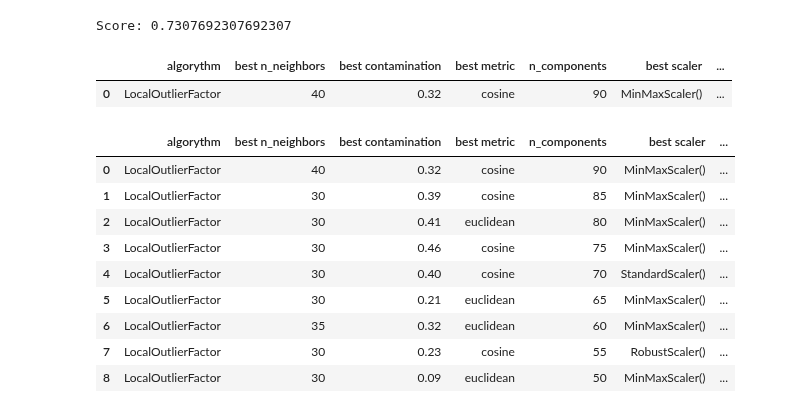
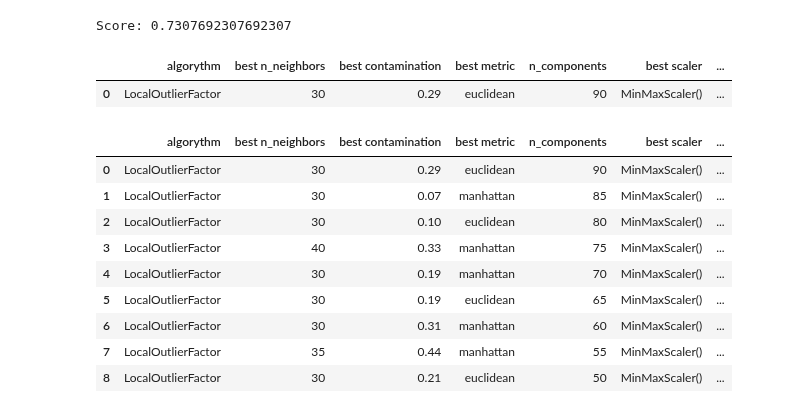
Before and after one commit to chrfum/one-class_classifier, a Jupyter notebook: run-over_classifier/neural/lof_neural.ipynb, the cells around one changed output. Saved outputs shown, nothing was run; the diff lists cells and outputs as text; code cells hidden in the pictures.

```diff
--- a/run-over_classifier/neural/lof_neural.ipynb
+++ b/run-over_classifier/neural/lof_neural.ipynb
@@ -136,7 +170,7 @@ logger = logging.getLogger()
 logger.handlers = []
 logger.addHandler(file_handler)
 # %%
-def nested_cv_extended(X, random_seed, n_outer_folds=7, n_inner_folds=5, n_components=65, mod_selection_score=accuracy_score, positive_class=0):
+def nested_cv_extended(X, random_seed, decomposition, n_outer_folds=7, n_inner_folds=5, n_components=65, mod_selection_score=accuracy_score, positive_class=0):
     n_neighborss = [30, 35, 40, 45]
     contaminations = np.linspace(0.01, 0.5, 50)
     metrics = ['euclidean', 'minkowski', 'manhattan', 'cosine']
@@ -164,8 +198,8 @@ def nested_cv_extended(X, random_seed, n_outer_folds=7, n_inner_folds=5, n_compo
         inner_cv = StratifiedKFold(n_splits=n_inner_folds, shuffle=True, random_state=random_seed)
 
         best_score = 0
+        best_encoder = None
         best_scaler = None
-        best_encoder = None
         for inner_cv_number, (trainval_idx, valid_idx) in enumerate(inner_cv.split(X_train, y_train)):
             for params in itertools.product(n_neighborss, contaminations, metrics, scalers):
                 scaler = params[3]
@@ -175,14 +209,13 @@ def nested_cv_extended(X, random_seed, n_outer_folds=7, n_inner_folds=5, n_compo
                 X_trainval_scaled = scaler.fit_transform(X_trainval)
                 X_valid_scaled = scaler.transform(X_valid)
 
-                encoder = MLPRegressor(hidden_layer_sizes=n_components, max_iter=50, random_state=random_seed, solver='sgd')
-                encoder.fit(X_train, X_train)
+                encoder = decomposition(hidden_layer_size=n_components, max_iter=50, random_state=random_seed, solver='sgd')
+                encoder.fit(X_train)
 
-                X_trainval_reduced = encoder.predict(X_trainval_scaled)
-                X_valid_reduced = encoder.predict(X_valid_scaled)
+                X_trainval_reduced = encoder.transform(X_trainval_scaled)
+                X_valid_reduced = encoder.transform(X_valid_scaled)
 
                 idxs_neg = np.where(y_trainval == 1)[0]
-
                 X_trainval_reduced = np.delete(X_trainval_reduced, idxs_neg, axis=0)
                 y_trainval = np.delete(y_trainval, idxs_neg)
 
@@ -217,8 +250,8 @@ def nested_cv_extended(X, random_seed, n_outer_folds=7, n_inner_folds=5, n_compo
         X_train_scaled = best_scaler.fit_transform(X_train)
         X_test_scaled = best_scaler.transform(X_test)
 
-        X_train_reduced = best_encoder.predict(X_train_scaled)
-        X_test_reduced = best_encoder.predict(X_test_scaled)
+        X_train_reduced = best_encoder.transform(X_train_scaled)
+        X_test_reduced = best_encoder.transform(X_test_scaled)
 
         clf = LocalOutlierFactor(n_neighbors=best_params['n_neighbors'], contamination=best_params['contamination'], metric=best_params['metric'], novelty=True)
         clf.fit(X_train_reduced)
@@ -228,8 +261,8 @@ def nested_cv_extended(X, random_seed, n_outer_folds=7, n_inner_folds=5, n_compo
 
         accuracy = accuracy_score(true_values, pred_values)
         precision = precision_score(true_values, pred_values, zero_division=0.0)
-        recall = recall_score(true_values, pred_values)
-        f1 = f1_score(true_values, pred_values)
+        recall = recall_score(true_values, pred_values, zero_division=0.0)
+        f1 = f1_score(true_values, pred_values, zero_division=0.0)
 
         if accuracy > best_overall_accuracy:
             best_overall_accuracy = accuracy
@@ -263,12 +296,12 @@ def nested_cv_extended(X, random_seed, n_outer_folds=7, n_inner_folds=5, n_compo
         'class': positive_class
     }
 # %%
-results = nested_cv_extended(X, random_seed, n_components=90, mod_selection_score=accuracy_score)
+results = nested_cv_extended(X, random_seed, decomposition=EncoderMLP, n_components=90, mod_selection_score=accuracy_score)
 scores_df = pd.DataFrame(results, index=[0])
 scores_df
 # %% [output]
 |  | algorythm | best n_neighbors | best contamination | best metric | n_components | best scaler | ... |
-| 0 | LocalOutlierFactor | 40 | 0.32 | cosine | 90 | MinMaxScaler() | ... |
+| 0 | LocalOutlierFactor | 30 | 0.29 | euclidean | 90 | MinMaxScaler() | ... |
 # %%
 def add_record(df, record):
     new_record = pd.DataFrame(record, index=[0])
@@ -276,19 +309,19 @@ def add_record(df, record):
     return df
 # %%
 for n_comp in range (85, 49, -5):
-    scores_df = add_record(scores_df, nested_cv_extended(X, random_seed, n_components=n_comp, mod_selection_score=accuracy_score))
+    scores_df = add_record(scores_df, nested_cv_extended(X, random_seed, decomposition=EncoderMLP, n_components=n_comp, mod_selection_score=accuracy_score))
 
 scores_df
 # %% [output]
 |  | algorythm | best n_neighbors | best contamination | best metric | n_components | best scaler | ... |
-| 0 | LocalOutlierFactor | 40 | 0.32 | cosine | 90 | MinMaxScaler() | ... |
-| 1 | LocalOutlierFactor | 30 | 0.39 | cosine | 85 | MinMaxScaler() | ... |
-| 2 | LocalOutlierFactor | 30 | 0.41 | euclidean | 80 | MinMaxScaler() | ... |
-| 3 | LocalOutlierFactor | 30 | 0.46 | cosine | 75 | MinMaxScaler() | ... |
-| 4 | LocalOutlierFactor | 30 | 0.40 | cosine | 70 | StandardScaler() | ... |
-| 5 | LocalOutlierFactor | 30 | 0.21 | euclidean | 65 | MinMaxScaler() | ... |
-| 6 | LocalOutlierFactor | 35 | 0.32 | euclidean | 60 | MinMaxScaler() | ... |
-| 7 | LocalOutlierFactor | 30 | 0.23 | cosine | 55 | RobustScaler() | ... |
-| 8 | LocalOutlierFactor | 30 | 0.09 | euclidean | 50 | MinMaxScaler() | ... |
+| 0 | LocalOutlierFactor | 30 | 0.29 | euclidean | 90 | MinMaxScaler() | ... |
+| 1 | LocalOutlierFactor | 30 | 0.07 | manhattan | 85 | MinMaxScaler() | ... |
+| 2 | LocalOutlierFactor | 30 | 0.10 | euclidean | 80 | MinMaxScaler() | ... |
+| 3 | LocalOutlierFactor | 40 | 0.33 | manhattan | 75 | MinMaxScaler() | ... |
+| 4 | LocalOutlierFactor | 30 | 0.19 | manhattan | 70 | MinMaxScaler() | ... |
+| 5 | LocalOutlierFactor | 30 | 0.19 | euclidean | 65 | MinMaxScaler() | ... |
+| 6 | LocalOutlierFactor | 30 | 0.31 | manhattan | 60 | MinMaxScaler() | ... |
+| 7 | LocalOutlierFactor | 35 | 0.44 | manhattan | 55 | MinMaxScaler() | ... |
+| 8 | LocalOutlierFactor | 30 | 0.21 | euclidean | 50 | MinMaxScaler() | ... |
 # %%
 for n_comp in range (90, 49, -5):
```
Also changed, not shown: parts of 5 cells of this notebook.
